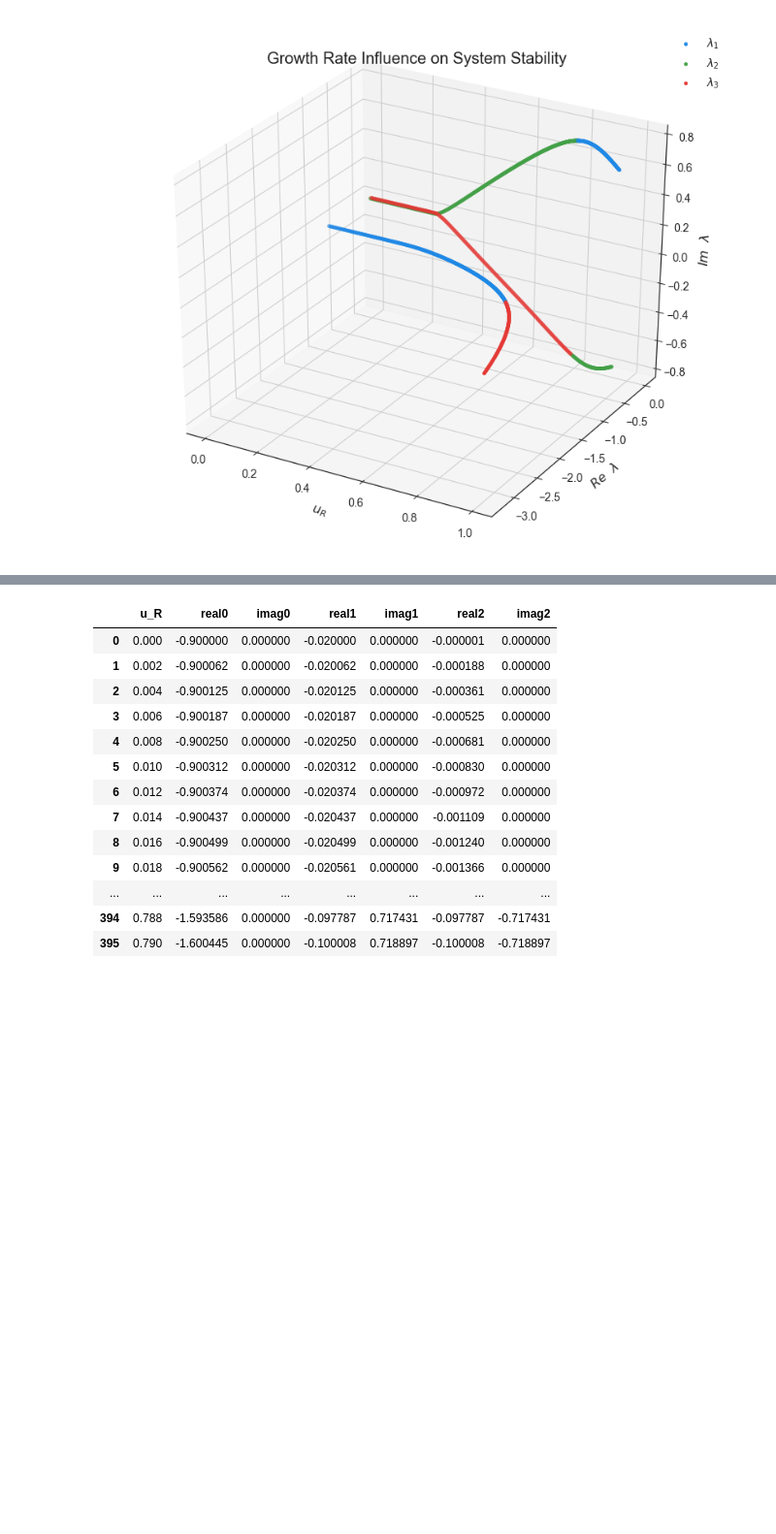
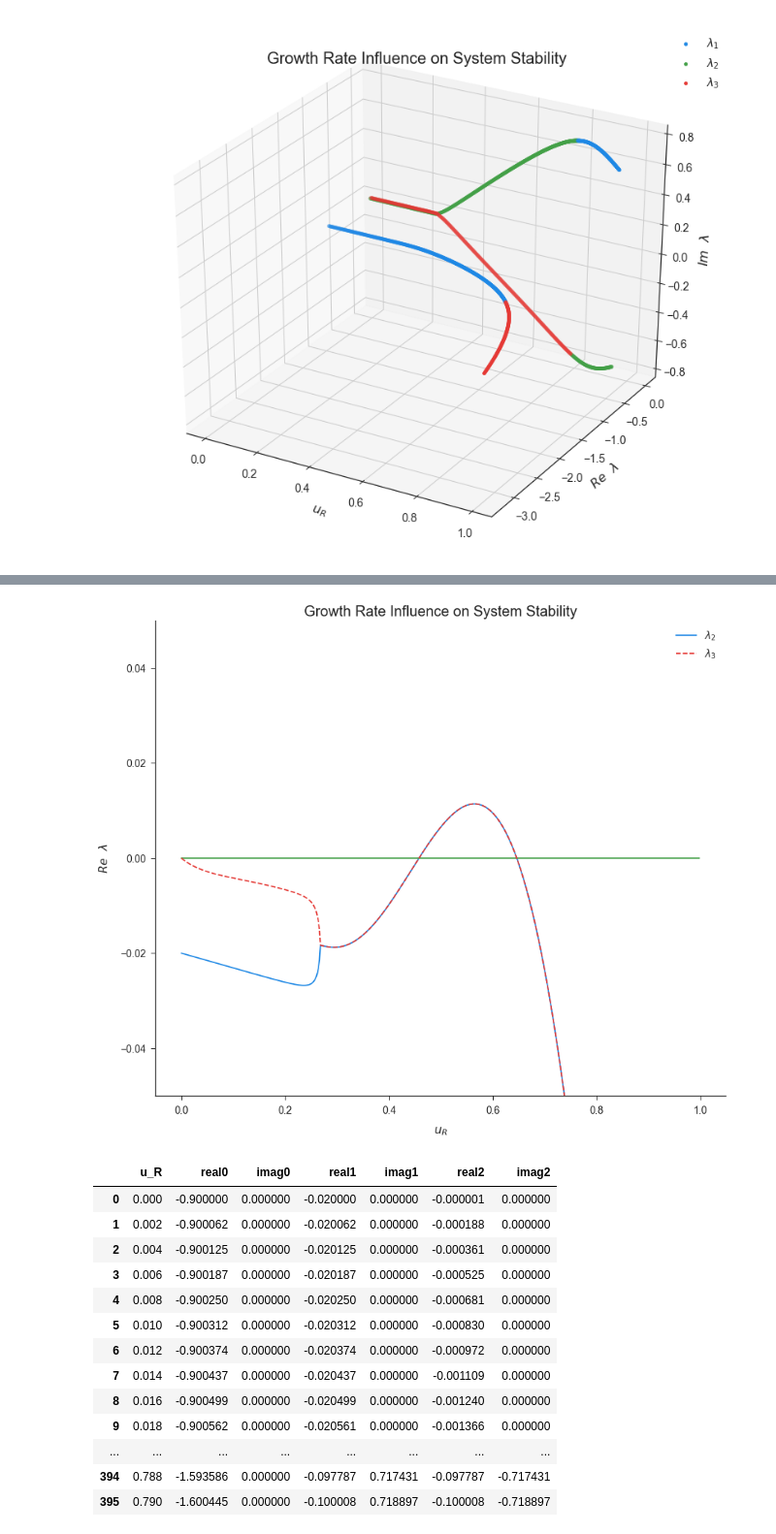
Before and after one commit to phuongho43/beng125-trpOperon, a Jupyter notebook: trpOperon.ipynb, the cells around one changed output, grey strips where cells are left out. Shown at 97% size. Cells and saved outputs as stored; diff of their text form; code cells hidden in the pictures; blank space fills up the shorter version.

```diff
--- a/trpOperon.ipynb
+++ b/trpOperon.ipynb
@@ -126,3 +158,18 @@ fig.savefig('bifurcations_img/eigens_real_im.png')
+# %%
+fig, ax = plt.subplots()
+zero_line = np.zeros(len(real_parts[0]))
+ax.plot(u_R_vals, real_parts[1], label=r'$\lambda_2$')
+ax.plot(u_R_vals, zero_line)
+ax.plot(u_R_vals, real_parts[2], label=r'$\lambda_3$', linestyle='--')
+ax.set_ylim(-0.05,0.05)
+ax.set_xlabel(r'$u_R$', labelpad=14)
+ax.set_ylabel(r'$Re\ \ \lambda$', labelpad=14)
+ax.legend(loc='best')
+ax.set_title('Growth Rate Influence on System Stability')
+sns.despine()
+fig.savefig('bifurcations_img/uR_re_closeup.png')
+# %% [output]
+[figure, added]
 # %%
 hopf_table = pd.DataFrame()
 hopf_table['u_R'] = u_R_vals
```
Also changed, not shown: parts of 6 cells of this notebook, 4 other files.
